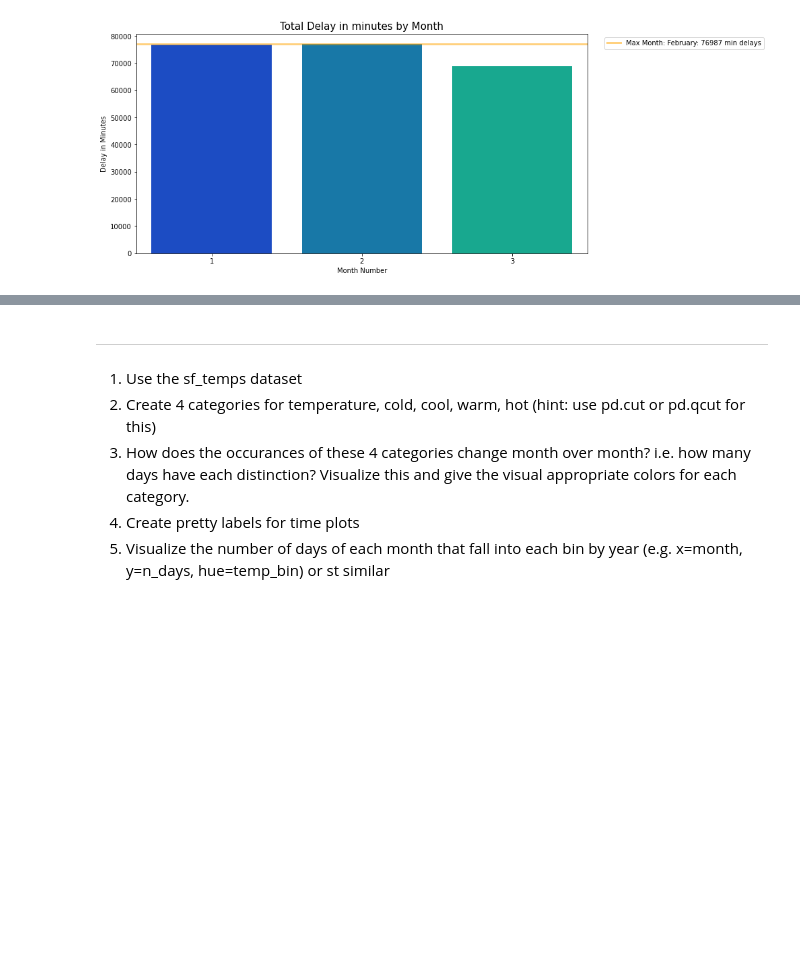
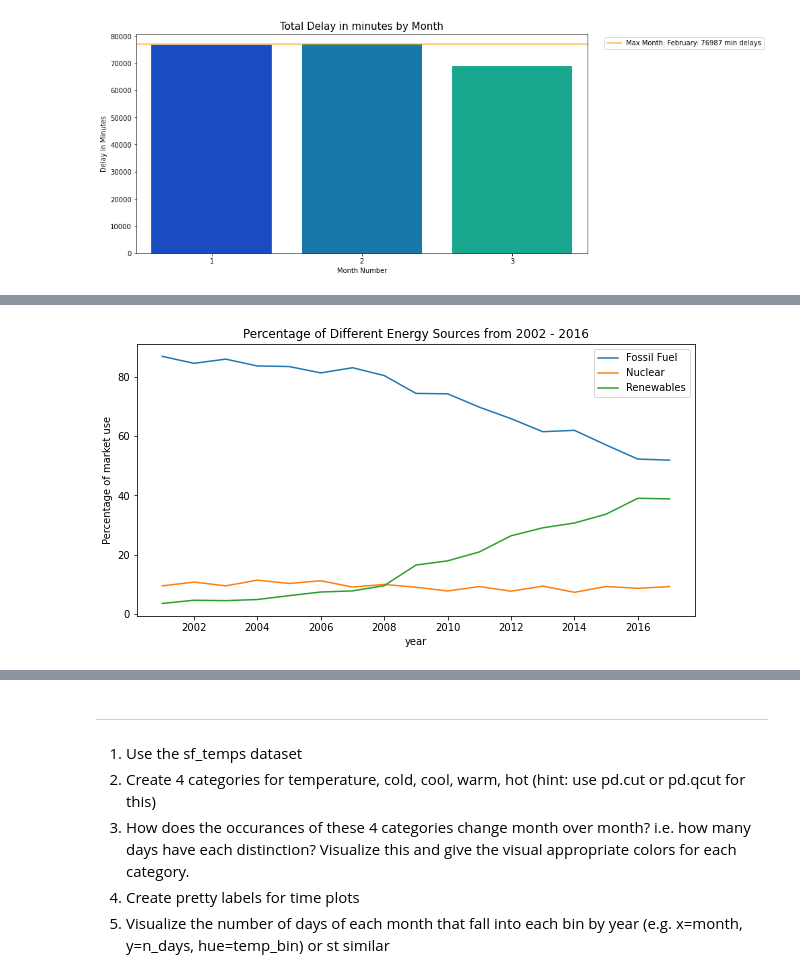
Before and after one commit to HeatherOrtegaMcMillan/time-series-exercises, a Jupyter notebook: exercises_time_series.ipynb, the cells around one changed output, grey strips where cells are left out. Drawn from its saved outputs; the diff is of its cells as text; code cells hidden in the pictures; blank space fills up the shorter version.

```diff
--- a/exercises_time_series.ipynb
+++ b/exercises_time_series.ipynb
@@ -462,0 +559,2 @@ data.iowa_electricity()
+# %%
+Nuclear_Energy_df['Nuclear_percent']= Nuclear_Energy_df['net_generation'] / yearly_sums * 100
@@ -462,0 +567,2 @@ data.iowa_electricity()
+# %%
+Renewables_df['Renewables_percent'] = Renewables_df['net_generation'] / yearly_sums * 100
@@ -462,0 +575,5 @@ data.iowa_electricity()
+# %%
+# use join to get the tables togeher
+iowa2 = Fossil_Fuels_df.join(Nuclear_Energy_df, on = 'year', rsuffix='_nuclear', lsuffix='_fossil' )
+# %%
+iowa2 = iowa2.join(Renewables_df, on = 'year', rsuffix='_renew')
@@ -462,0 +590,12 @@ data.iowa_electricity()
+# %%
+# Lineplot of generation over time, color by source
+plt.figure(figsize=(10,5))
+sns.lineplot(data = iowa2, x = 'year', y = 'Fossil_fuel_percent', label = "Fossil Fuel")
+sns.lineplot(data = iowa2, x = 'year', y = 'Nuclear_percent', label = 'Nuclear')
+sns.lineplot(data = iowa2, x = 'year', y = 'Renewables_percent', label= 'Renewables')
+plt.legend()
+plt.title('Percentage of Different Energy Sources from 2002 - 2016')
+plt.ylabel('Percentage of market use')
+plt.show()
+# %% [output]
+[figure, added]
```
Also changed, not shown: parts of 25 cells of this notebook.
